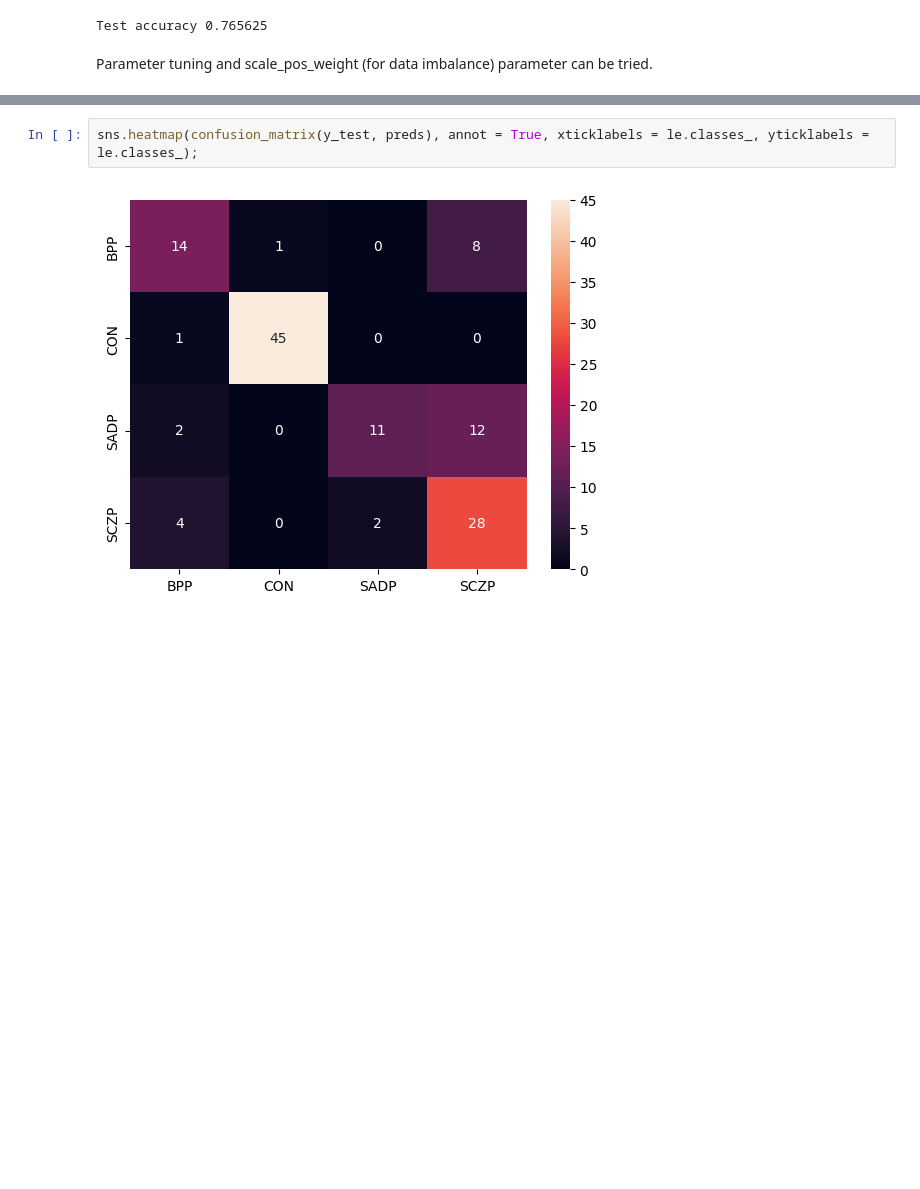
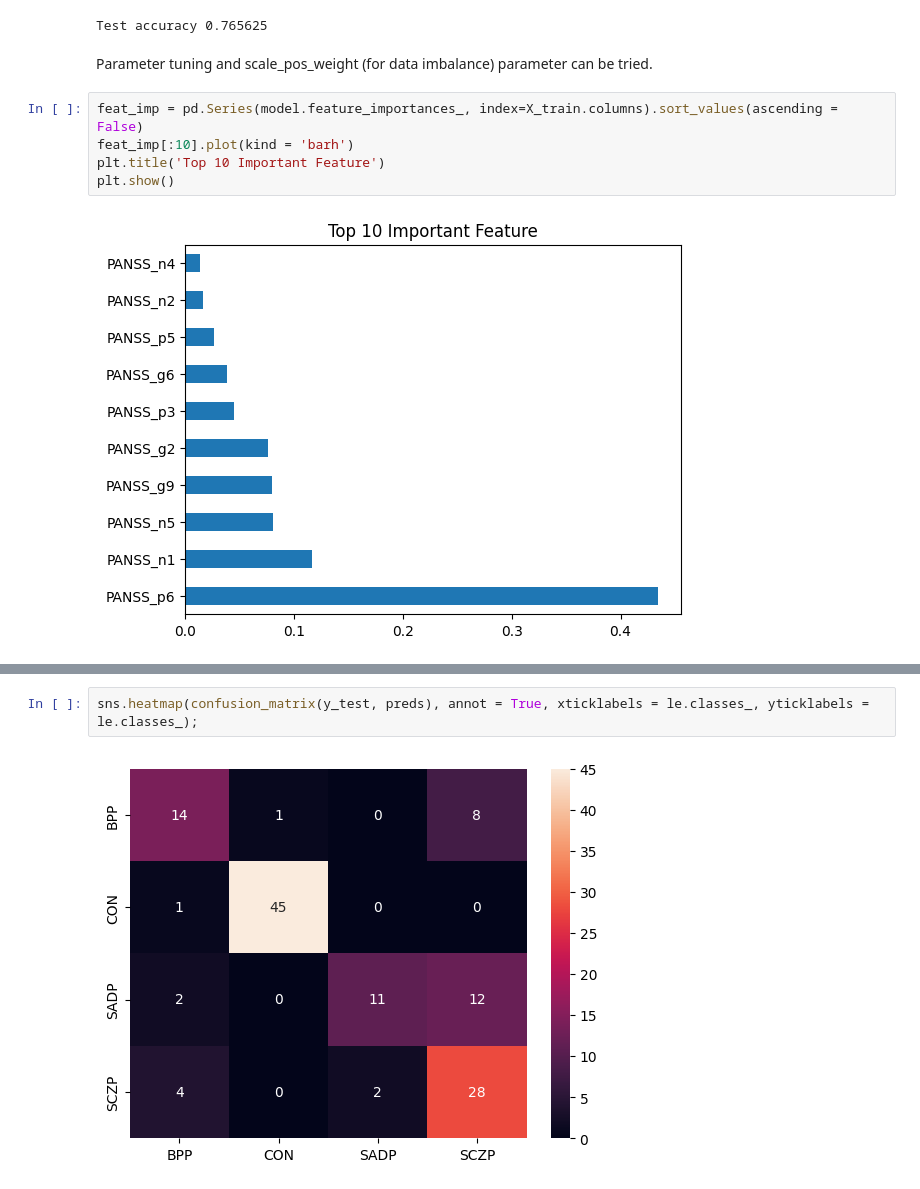
Before and after one commit to jacomof/classifying_psychiatric_disorders, a Jupyter notebook: src/Graph_stat_model.ipynb, the cells around one changed output, grey strips where cells are left out. Saved outputs shown, nothing was run; the diff lists cells and outputs as text; blank space fills up the shorter version.

```diff
--- a/src/Graph_stat_model.ipynb
+++ b/src/Graph_stat_model.ipynb
@@ -176,3 +176,10 @@ print('Test accuracy {}'.format(accuracy_score(y_test, preds)))
 Test accuracy 0.765625
 # %% [markdown]
 Parameter tuning and scale_pos_weight (for data imbalance) parameter can be tried.
+# %%
+feat_imp = pd.Series(model.feature_importances_, index=X_train.columns).sort_values(ascending = False)
+feat_imp[:10].plot(kind = 'barh')
+plt.title('Top 10 Important Feature')
+plt.show()
+# %% [output]
+[figure, added]
```
Also changed, not shown: parts of 1 cell of this notebook.
